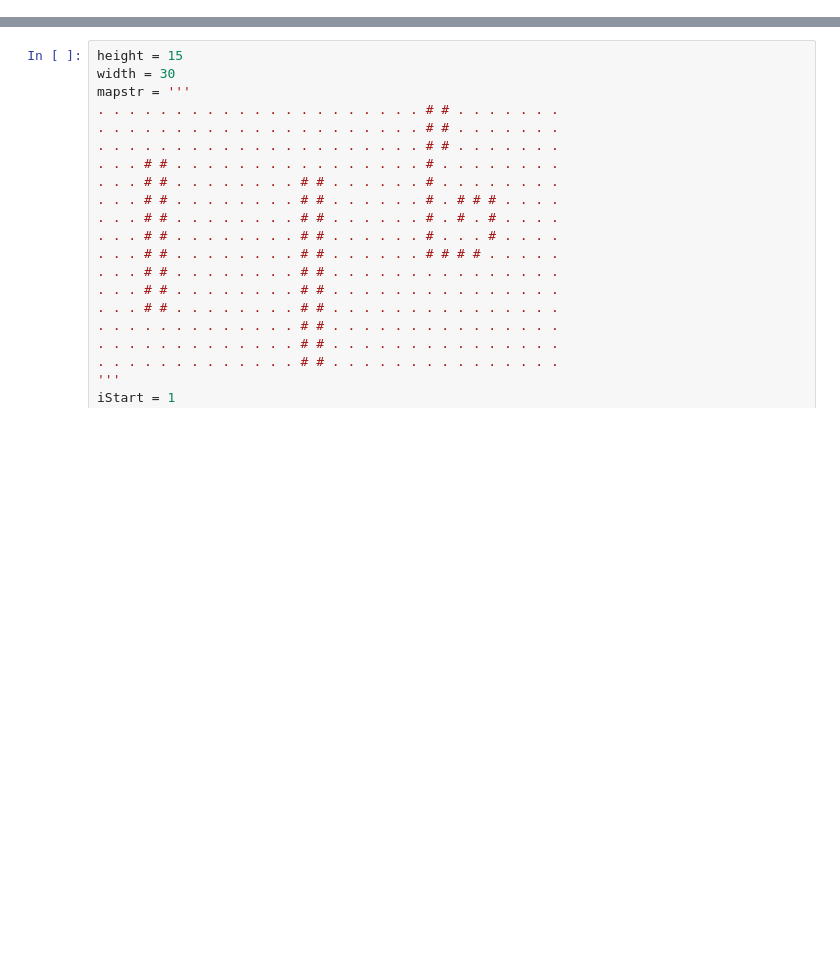
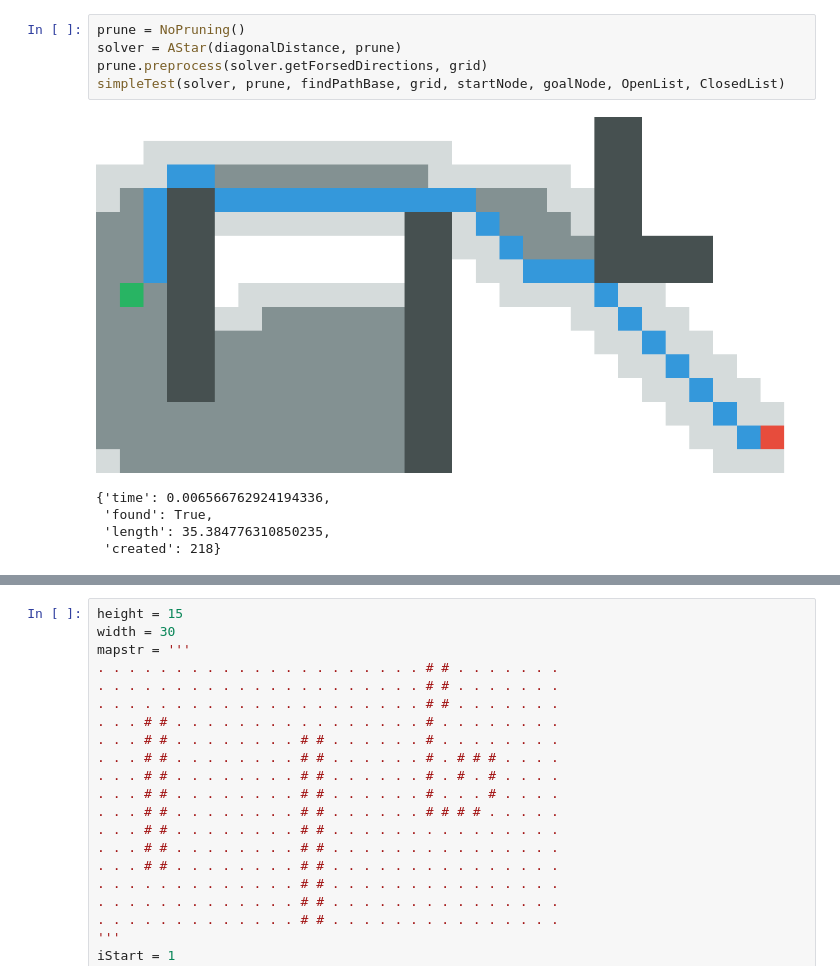
Before and after one commit to Ilyabasharov/path_planning, a Jupyter notebook: main.ipynb, the cells around one changed output, grey strips where cells are left out. Saved outputs shown, nothing was run; the diff lists cells and outputs as text; blank space fills up the shorter version.

```diff
--- a/main.ipynb
+++ b/main.ipynb
@@ -68,0 +67,11 @@ simpleTest(
+# %%
+prune = NoPruning()
+solver = AStar(diagonalDistance, prune)
+prune.preprocess(solver.getForsedDirections, grid)
+simpleTest(solver, prune, findPathBase, grid, startNode, goalNode, OpenList, ClosedList)
+# %% [output]
+[figure, added]
+{'time': 0.006566762924194336,
+ 'found': True,
+ 'length': 35.384776310850235,
+ 'created': 218}
```
Also changed, not shown: parts of 15 cells of this notebook, 12 other files.
